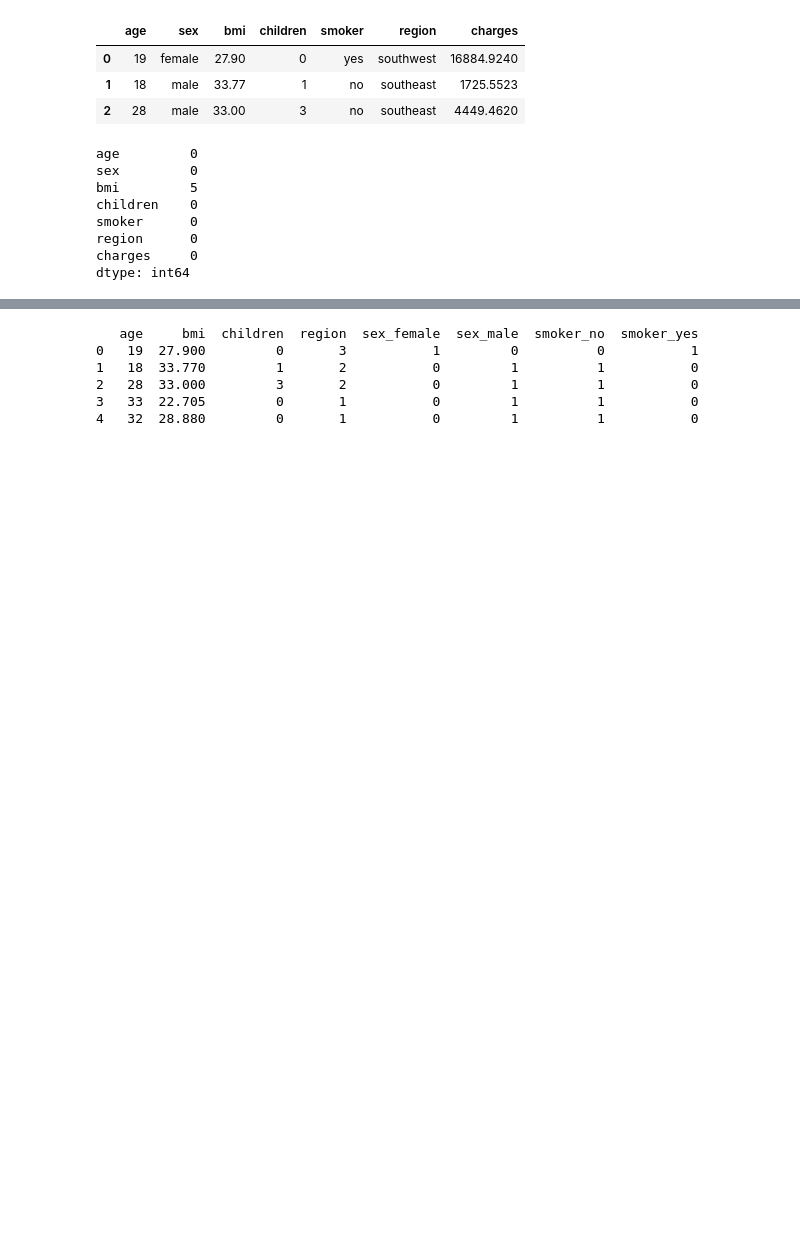
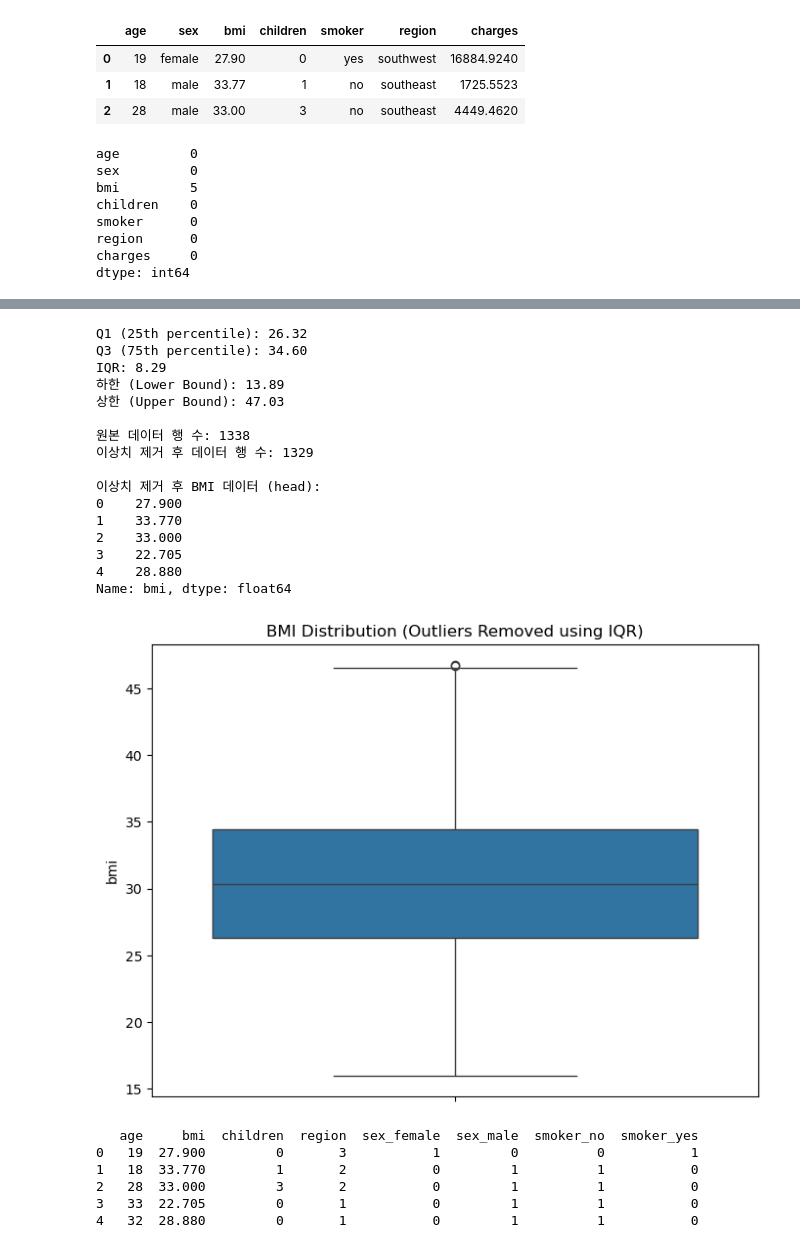
Before and after one commit to bhjin97/hipython_rep, a Jupyter notebook: 38. 보혐료예측모델.ipynb, the cells around one changed output, grey strips where cells are left out. Drawn from its saved outputs; the diff is of its cells as text; code cells hidden in the pictures; blank space fills up the shorter version.

```diff
--- a/38. 보혐료예측모델.ipynb
+++ b/38. 보혐료예측모델.ipynb
@@ -57 +64,48 @@ df['bmi'] = df['bmi'].fillna(bmi_mean)
+# %%
+Q1 = df['bmi'].quantile(0.25)
+Q3 = df['bmi'].quantile(0.75)
+IQR = Q3 - Q1
+
+# 2. 상한 및 하한 계산
+lower_bound = Q1 - (1.5 * IQR)
+upper_bound = Q3 + (1.5 * IQR)
+
+print(f"\nQ1 (25th percentile): {Q1:.2f}")
+print(f"Q3 (75th percentile): {Q3:.2f}")
+print(f"IQR: {IQR:.2f}")
+print(f"하한 (Lower Bound): {lower_bound:.2f}")
+print(f"상한 (Upper Bound): {upper_bound:.2f}")
+
+# 3. 이상치 제거
+# 하한과 상한 사이에 있는 데이터만 선택
+df_no_outliers = df[(df['bmi'] >= lower_bound) & (df['bmi'] <= upper_bound)]
+
+print(f"\n원본 데이터 행 수: {len(df)}")
+print(f"이상치 제거 후 데이터 행 수: {len(df_no_outliers)}")
+print("\n이상치 제거 후 BMI 데이터 (head):")
+print(df_no_outliers['bmi'].head())
+
+# 이상치 제거 후 BMI 분포 시각화
+plt.figure(figsize=(8, 6))
+sns.boxplot(y=df_no_outliers['bmi'])
+plt.title('BMI Distribution (Outliers Removed using IQR)')
+plt.show()
+# %% [output]
+Q1 (25th percentile): 26.32
+Q3 (75th percentile): 34.60
+IQR: 8.29
+하한 (Lower Bound): 13.89
+상한 (Upper Bound): 47.03
+
+원본 데이터 행 수: 1338
+이상치 제거 후 데이터 행 수: 1329
+
+이상치 제거 후 BMI 데이터 (head):
+0    27.900
+1    33.770
+2    33.000
+3    22.705
+4    28.880
+Name: bmi, dtype: float64
+[figure, added]
 # %%
```
Also changed, not shown: parts of 8 cells of this notebook.
